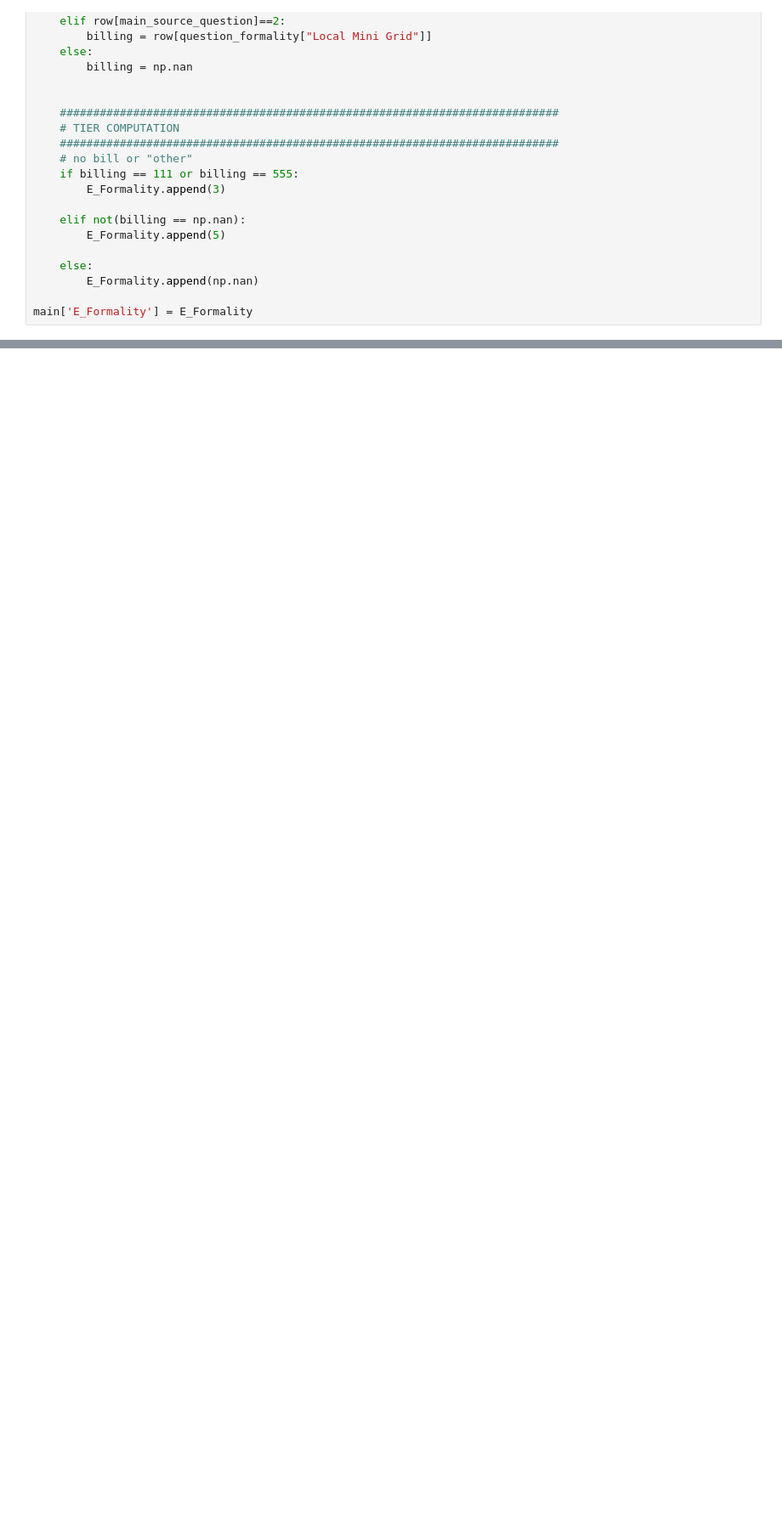
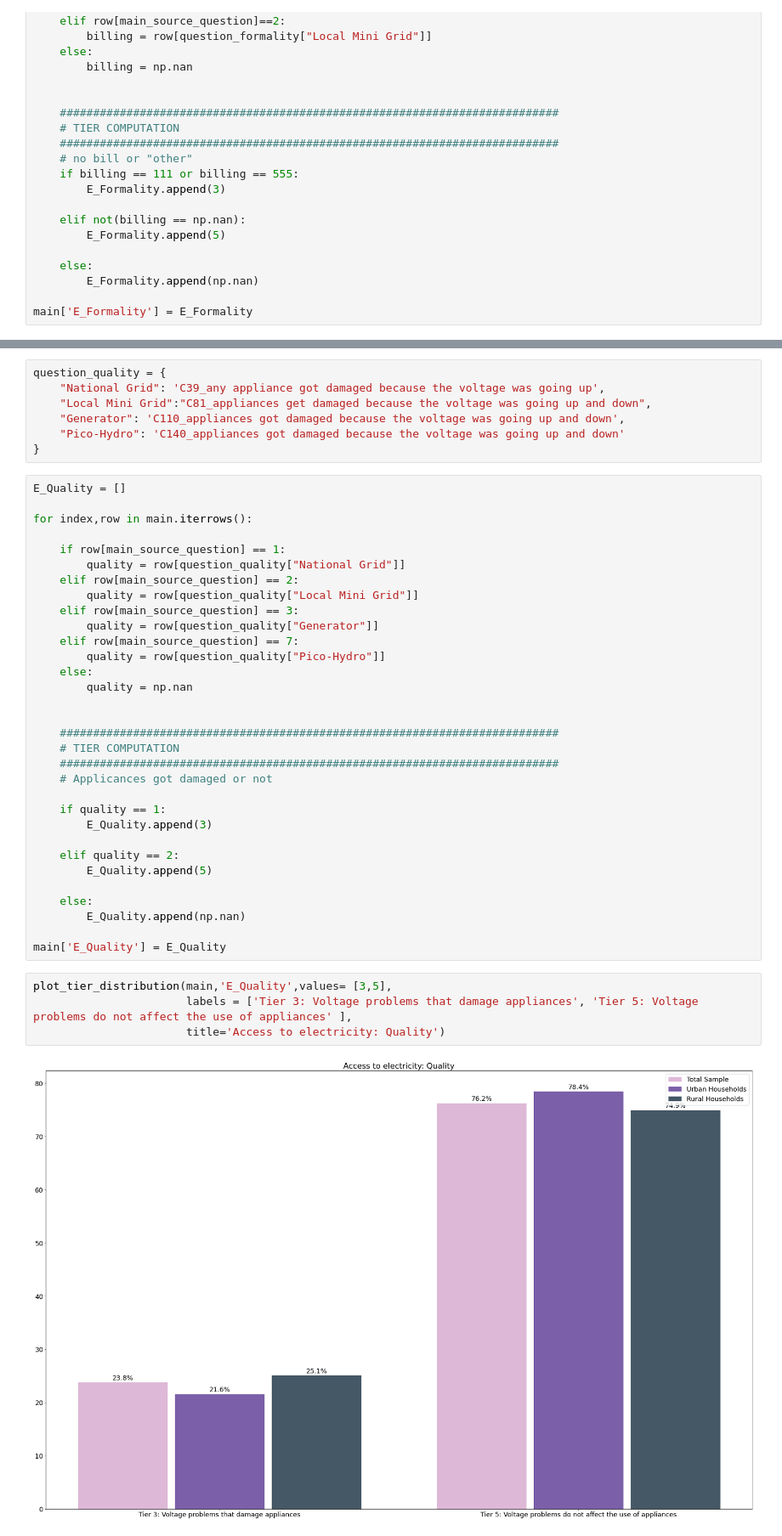
Before and after one commit to alfonsocaiazzo/esmap-mtf-data, a Jupyter notebook: mtf-book/rwanda/mtf_electricity.ipynb, the cells around one changed output, grey strips where cells are left out. Shown at 85% size. Cells and saved outputs as stored; diff of their text form; blank space fills up the shorter version.

```diff
--- a/mtf-book/rwanda/mtf_electricity.ipynb
+++ b/mtf-book/rwanda/mtf_electricity.ipynb
@@ -345,0 +353,45 @@ plot_tier_distribution(main,'E_Formality',values= [3,5],
+# %%
+question_quality = {
+    "National Grid": 'C39_any appliance got damaged because the voltage was going up',
+    "Local Mini Grid":"C81_appliances get damaged because the voltage was going up and down",
+    "Generator": 'C110_appliances got damaged because the voltage was going up and down',
+    "Pico-Hydro": 'C140_appliances got damaged because the voltage was going up and down'
+}
+# %%
+E_Quality = []
+
+for index,row in main.iterrows():
+
+    if row[main_source_question] == 1:
+        quality = row[question_quality["National Grid"]]
+    elif row[main_source_question] == 2:
+        quality = row[question_quality["Local Mini Grid"]]
+    elif row[main_source_question] == 3:
+        quality = row[question_quality["Generator"]]
+    elif row[main_source_question] == 7:
+        quality = row[question_quality["Pico-Hydro"]]
+    else:
+        quality = np.nan
+
+
+    ###########################################################################
+    # TIER COMPUTATION
+    ###########################################################################
+    # Applicances got damaged or not
+
+    if quality == 1:
+        E_Quality.append(3)
+
+    elif quality == 2:
+        E_Quality.append(5)
+
+    else:
+        E_Quality.append(np.nan)
+
+main['E_Quality'] = E_Quality
+# %%
+plot_tier_distribution(main,'E_Quality',values= [3,5],
+                       labels = ['Tier 3: Voltage problems that damage appliances', 'Tier 5: Voltage problems do not affect the use of appliances' ],
+                       title='Access to electricity: Quality')
+# %% [output]
+[figure, added]
```
Also changed, not shown: parts of 6 cells of this notebook, 1 other file.
